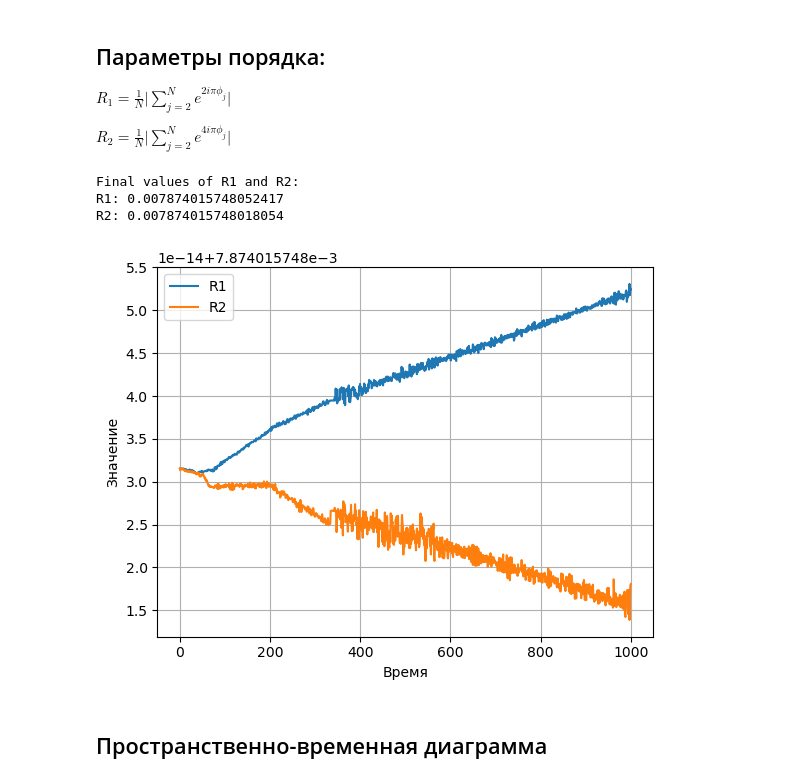
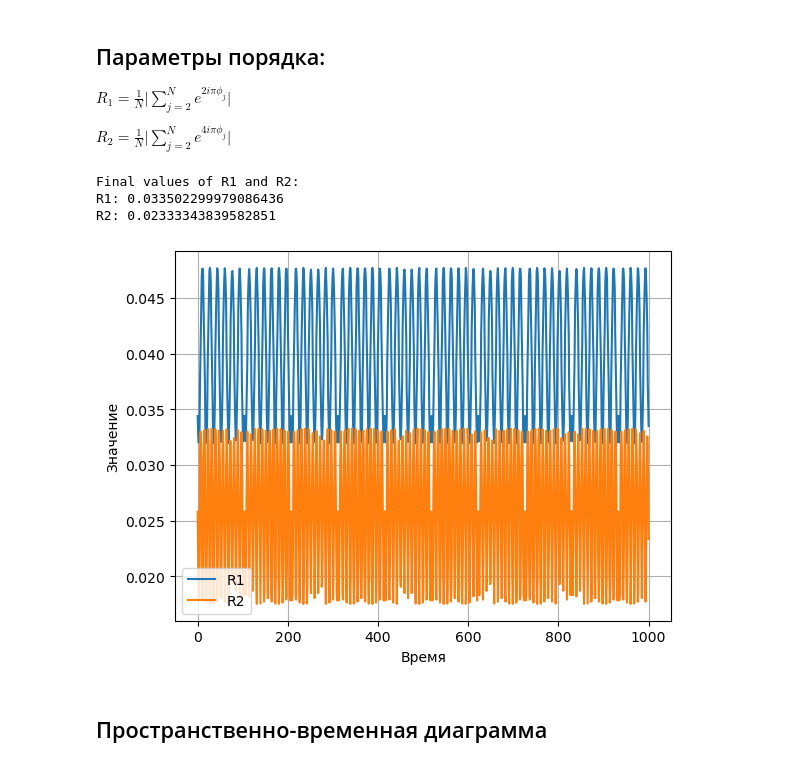
Before and after one commit to alla-bobrova/Synchronization, a Jupyter notebook: R - one-dimensional array.ipynb, the cells around one changed output. Cells and saved outputs as stored; diff of their text form; code cells hidden in the pictures.

```diff
--- a/R - one-dimensional array.ipynb
+++ b/R - one-dimensional array.ipynb
@@ -64,26 +64,26 @@ $R_1=\displaystyle \frac{1}{N}\Big|\sum^N_{j=2}e^{2i\pi\phi_j}\Big|$
 
 $R_2=\displaystyle \frac{1}{N}\Big|\sum^N_{j=2}e^{4i\pi\phi_j}\Big|$
 # %%
-R1 = np.abs(np.mean(np.exp(2j * solution[:, 1:]), axis=1) )
-R2 = np.abs(np.mean(np.exp(4j * solution[:, 1:]), axis=1) )
+R1 = np.abs(np.mean(np.exp(2j * np.pi * solution[:, 1:]), axis=1) )
+R2 = np.abs(np.mean(np.exp(4j * np.pi * solution[:, 1:]), axis=1) )
 
 print("Final values of R1 and R2:")
 print(f"R1: {R1[-1]}")
 print(f"R2: {R2[-1]}")
 
 # Построение графиков параметров порядка
 plt.plot(t_span, R1, label='R1')
 plt.plot(t_span, R2, label='R2')
 plt.grid(True)
 plt.xlabel('Время')
 plt.ylabel('Значение')
 plt.legend()
 plt.show()
 # %% [output]
 Final values of R1 and R2:
-R1: 0.007874015748052417
-R2: 0.007874015748018054
+R1: 0.033502299979086436
+R2: 0.02333343839582851
-[figure, old version]
+[figure, new version]
 # %% [markdown]
 ## Пространственно-временная диаграмма
 # %%
```
Also changed, not shown: 1 other file.
